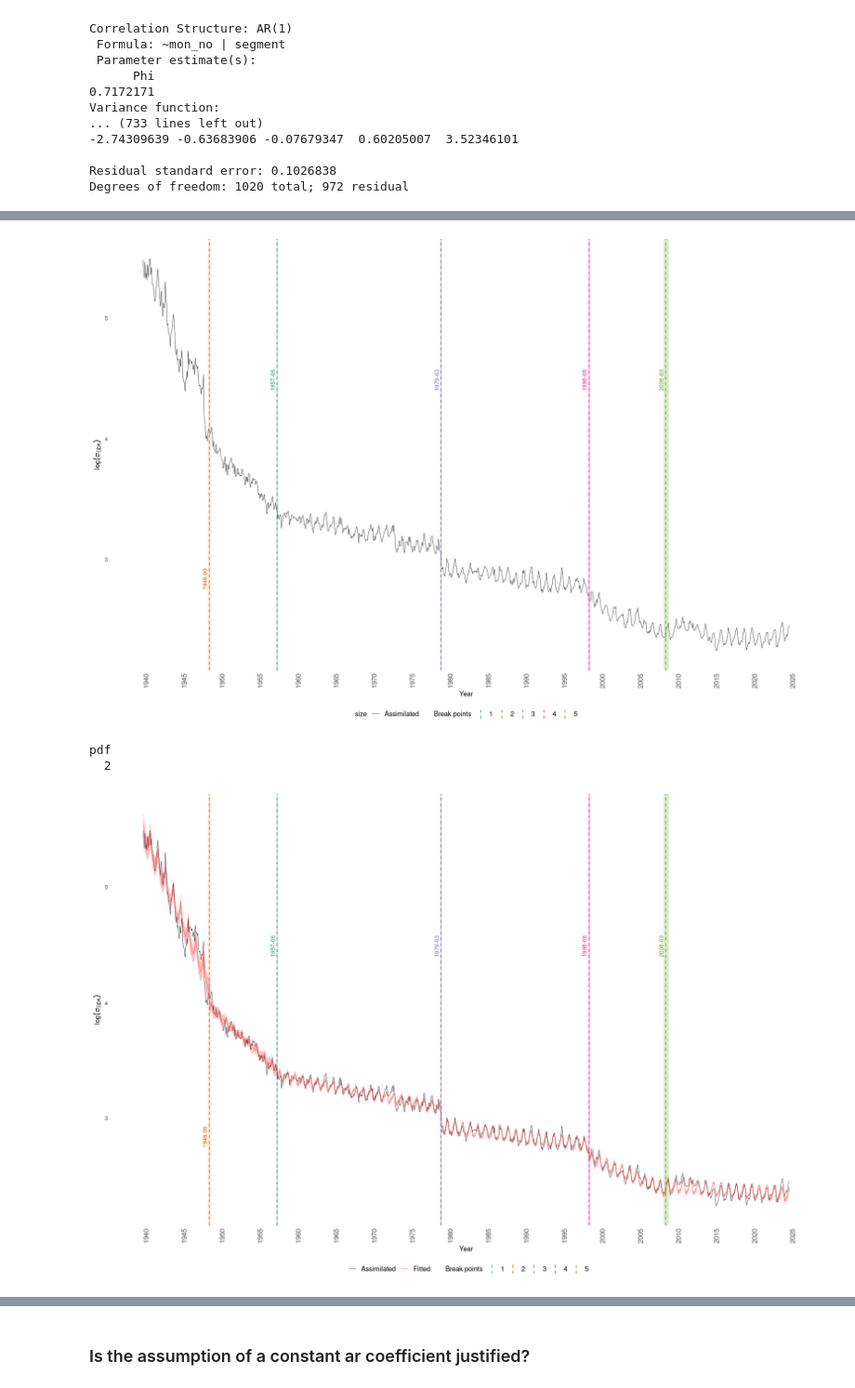
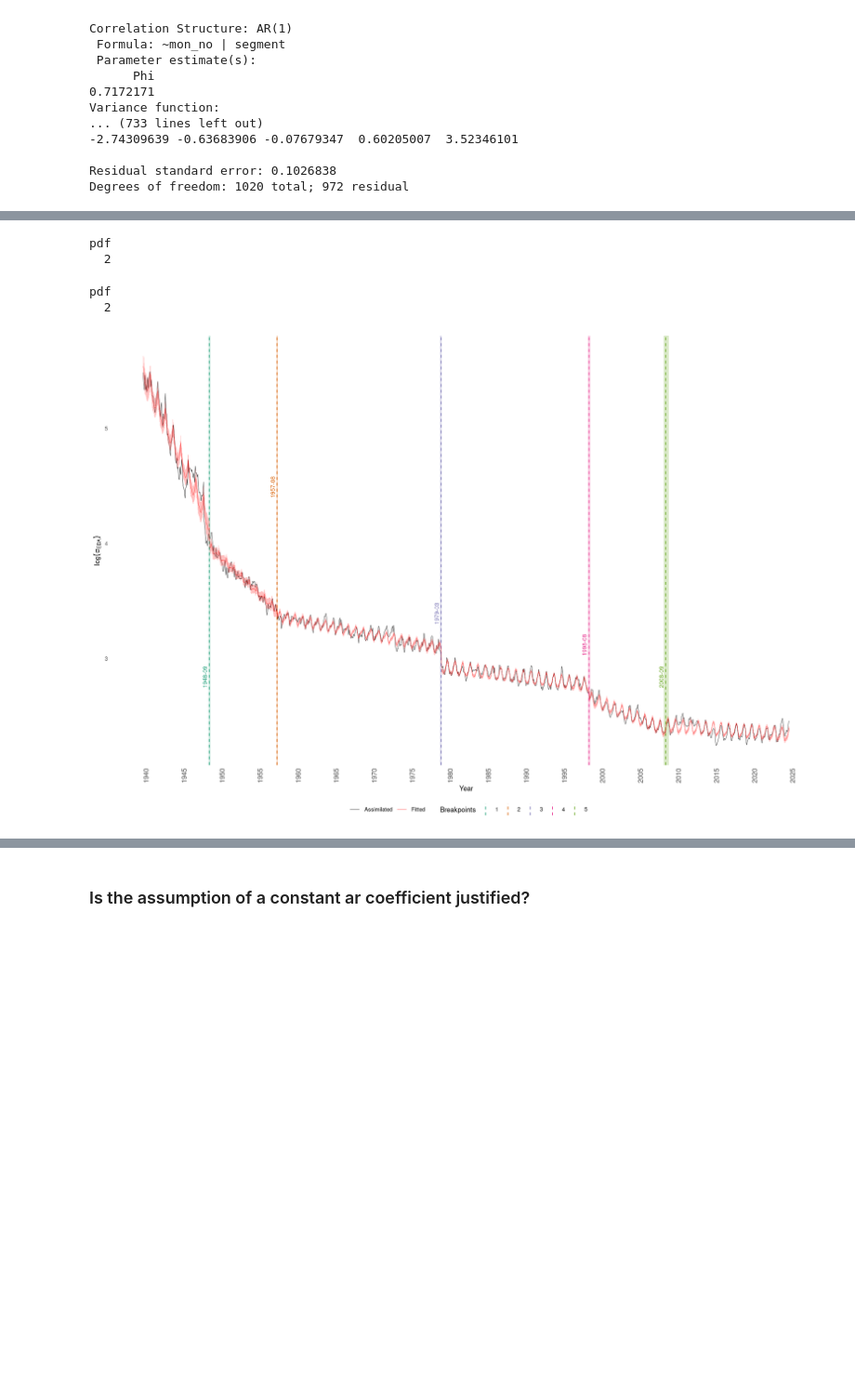
Before and after one commit to hschoeller/wp22a, a Jupyter notebook: notebooks/ChangePoints.ipynb, the cells around one changed output, grey strips where cells are left out. Shown at 93% size. Saved outputs shown, nothing was run; the diff lists cells and outputs as text; code cells hidden in the pictures; blank space fills up the shorter version.

```diff
--- a/notebooks/ChangePoints.ipynb
+++ b/notebooks/ChangePoints.ipynb
@@ -164,8 +146,7 @@ ordered_cp_df <- function(bp_est_monthly, data) {
     upper_idx <- ci[matched, 3]
     ci_width <- upper_idx - lower_idx
 
-    # order by CI width (small -> large)
-    ord <- order(ci_width, na.last = TRUE)
+    ord <- order(data$date[cp_indices], na.last = TRUE)
     print(ord)
     data.frame(
         cp_date       = data$date[cp_indices[ord]],
@@ -214,7 +195,7 @@ BIC_plot <- function(bp_est_monthly) {
             sec.axis = sec_axis(~ (. - shift) / scale_factor, name = "BIC")
         ) +
         labs(
-            x = "Number of break points",
+            x = "Number of breakpoints",
             shape = "",
             linetype = ""
         ) +
@@ -569,6 +539,8 @@ A tibble: 2 × 10
 | <chr> | <dbl> | <dbl> | <dbl> | <dbl> | <lgl> | <chr> | <chr> | <dbl> | <dbl> |
 | segmentsegment2:sin_mon | 0.01182101 | 0.01030469 | 1.147149 | 0.2516024 | FALSE | segmentsegment2 | sin | 1 | 1 |
 | segmentsegment2:cos_mon | 0.01164838 | 0.01042352 | 1.117510 | 0.2640525 | FALSE | segmentsegment2 | cos | 1 | 2 |
+# %%
+cp_df$y_pos <- max(df$log_variance, na.rm = TRUE) * c(0.5, 0.8, 0.6, 0.55, 0.5)
 # %%
 p <- plot_change_points(
     data = df,
@@ -577,7 +549,7 @@ p <- plot_change_points(
     show_ci = TRUE,
     title = NULL
 )
-p
+# p
 
 fitted_layers <- add_fitted_line_ci(lmod_seas_monthly, df)
 for (layer in fitted_layers) {
@@ -589,15 +561,15 @@ p <- p + guides(
     size = guide_legend(order = 1),
     linetype = guide_legend(order = 2),
     color = guide_legend(order = 3)
-) #+ THEME_PUB
+) + THEME_PUB
 
 p
 
 save_plot(p, "ChangePoints.pdf", width = 7, height = 4)
 
 p <- p + THEME_PUB_LARGE
-p
-# save_plot(p, "ChangePointsLarge.pdf", width = 9.5, height = 4.25)
+# p
+save_plot(p, "ChangePointsLarge.pdf", width = 7, height = 3.25)
 # %% [output]
 Scale for colour is already present.
 Adding another scale for colour, which will replace the existing scale.
@@ -606,4 +576,5 @@ Warning message:
+pdf
+  2
+pdf
+  2
-[figure, old version]
+[figure, new version]
-pdf
-  2
-[figure, removed]
```
Also changed, not shown: parts of 15 cells of this notebook, 6 other files.
